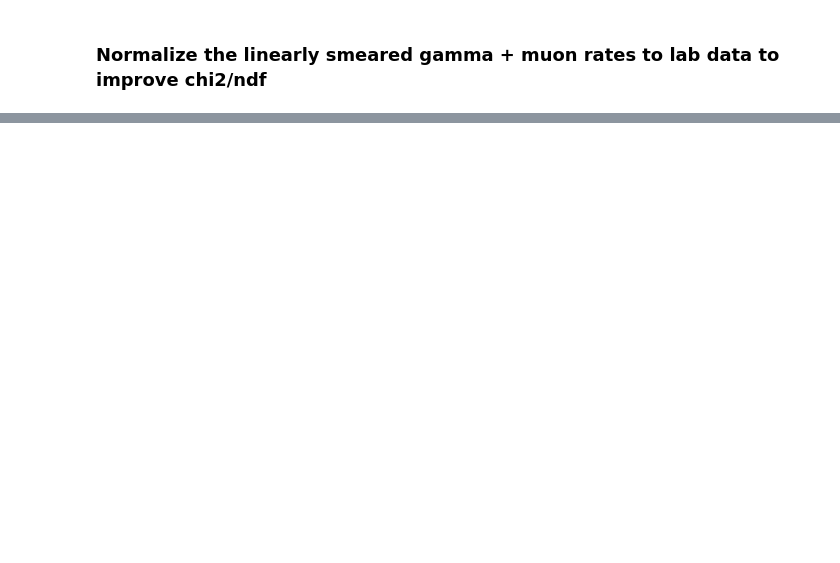
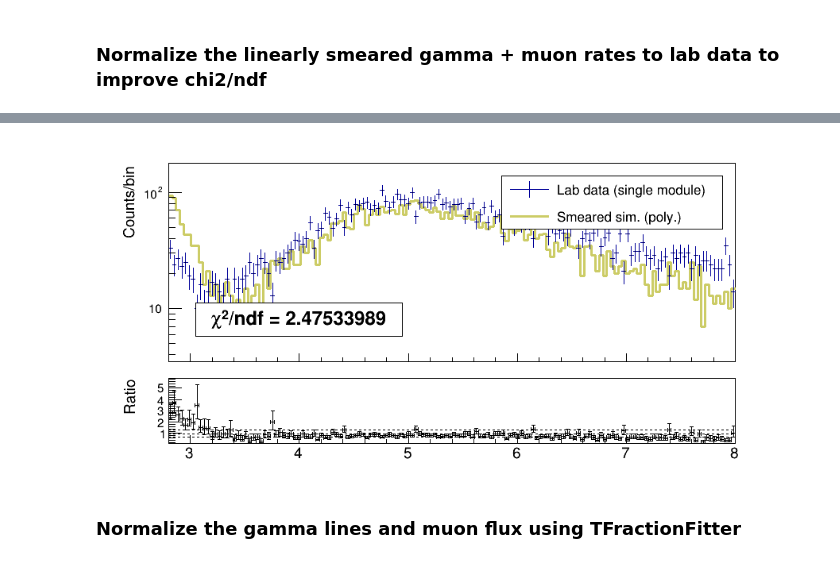
Before and after one commit to sgrobnik/SmearingProjectCUORE, a Jupyter notebook: SemaringProject_MuonsAndGammaSim_Din_vz5.ipynb, the cells around one changed output, grey strips where cells are left out. Cells and saved outputs as stored; diff of their text form; code cells hidden in the pictures; blank space fills up the shorter version.

```diff
--- a/SemaringProject_MuonsAndGammaSim_Din_vz5.ipynb
+++ b/SemaringProject_MuonsAndGammaSim_Din_vz5.ipynb
@@ -985,0 +1201,66 @@ Use TMinuit to model the energy resolution as $ \sigma^2 = c_0 + c_1 E_{PE} + c_
+# %%
+smeared_mu.Reset()
+lab_mu.Reset()
+par = [9.98574e+00,1.17010e-01,1.00001e-02]
+
+fill_hist(smeared_mu, smear_poly(sim_mev, par, 16, 1))
+fill_hist(lab_mu, lab_mev)
+
+c9 = TCanvas('c9','',900,450)
+
+gPad.SetLogy()
+
+gStyle.SetStatFontSize(.08)
+gStyle.SetTitleFontSize(0.085)
+gStyle.SetStatW(0.4)
+
+gStyle.SetPalette(kBird)
+
+smeared_g.SetTitle("Polynomial Modeled Smearing, Muons")
+smeared_g.GetXaxis().SetTitle("Energy deposited (MeV)")
+
+lab_g.SetLineWidth(1)
+smeared_g.SetLineWidth(2)
+
+# lab_g.SetAxisRange(0.8, 14, "X")
+# smeared_g.SetAxisRange(0.8, 14, "X")
+
+lab_mu.Draw("hist")
+smeared_mu.Draw("hist same")
+smeared_mu.SetLineColor(kYellow-6)
+smeared_mu.SetLineWidth(2)
+
+c9.Clear()
+
+rp = TRatioPlot(smeared_mu,lab_mu)
+rp.Draw()
+
+rp.GetLowerRefYaxis().SetTitle("Ratio")
+rp.GetUpperRefYaxis().SetTitle("Counts/bin")
+rp.GetUpperRefYaxis().SetTitleOffset(0.7)
+rp.GetLowerRefYaxis().SetTitleOffset(0.7)
+# rp.GetLowerRefYaxis().SetRangeUser(-1,3)
+
+rp.GetLowerRefYaxis().SetLabelSize(.04)
+rp.GetLowerRefYaxis().SetTitleSize(.05)
+rp.GetUpperRefYaxis().SetLabelSize(.04)
+rp.GetUpperRefYaxis().SetTitleSize(.05)
+rp.GetLowerRefXaxis().SetLabelSize(.05)
+rp.GetLowerRefXaxis().SetTitleSize(.035)
+
+chi2 = " #chi^{2}/ndf = " + str(round(lab_mu.Chi2Test(smeared_mu, "UW CHI2/NDF"), 8)) + " "
+
+legend = TLegend(0.57,0.73,0.88,0.89)
+legend.AddEntry(lab_mu,"Lab data (single module)","le")
+legend.AddEntry(smeared_mu,"Smeared sim. (poly.)","l")
+legend.Draw()
+
+title = TPaveText(0.14, 0.41, 0.43, 0.51, "NDC")
+title.AddText(chi2)
+title.SetMargin(0.05)
+title.SetBorderSize(1)
+title.SetFillColor(0)
+title.Draw()
+
+c9.Draw()
+# %% [output]
@@ -985,0 +1269,3 @@ Use TMinuit to model the energy resolution as $ \sigma^2 = c_0 + c_1 E_{PE} + c_
+[figure, added]
+# %% [markdown]
+### Normalize the gamma lines and muon flux using TFractionFitter
```
Also changed, not shown: parts of 20 cells of this notebook, 1 other file.
